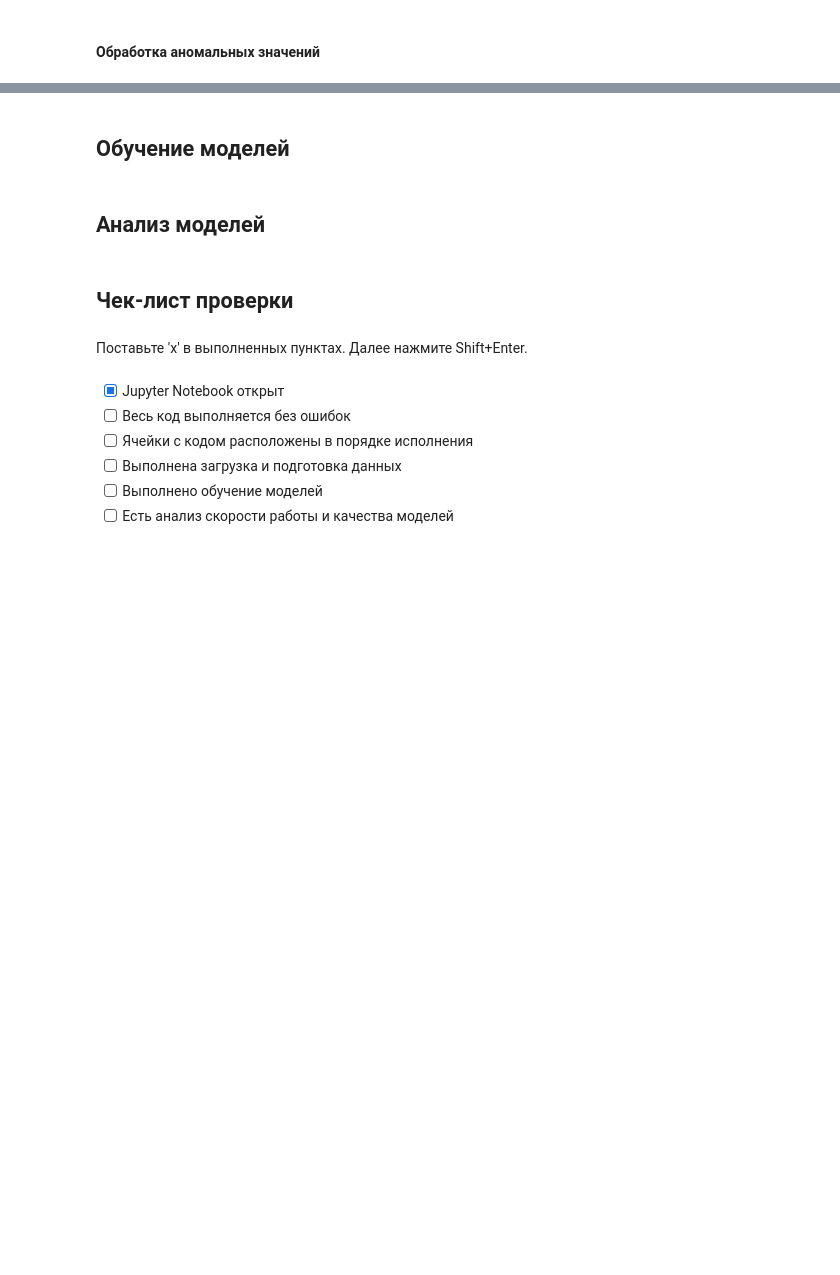
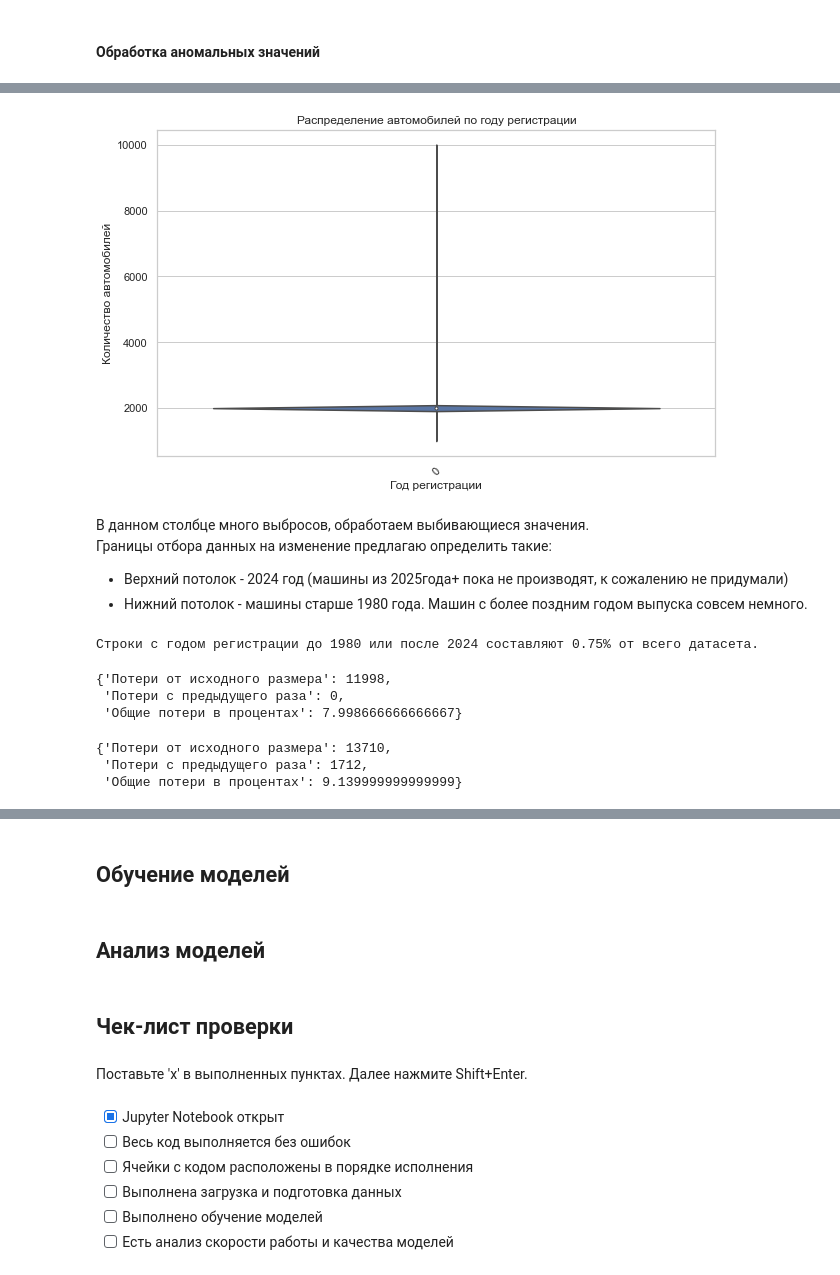
Before and after one commit to EPrutskoy/Car-Service-Yndex-Project, a Jupyter notebook: c71922ff-725e-49ec-bb47-35977b79edc9.ipynb, the cells around one changed output, grey strips where cells are left out. Cells and saved outputs as stored; diff of their text form; code cells hidden in the pictures; blank space fills up the shorter version.

```diff
--- a/c71922ff-725e-49ec-bb47-35977b79edc9.ipynb
+++ b/c71922ff-725e-49ec-bb47-35977b79edc9.ipynb
@@ -214,2 +209,5 @@ sample_data = get_stratified_sample(data, 'Brand', 100000)
+# %%
+# Для использования функции, укажите DataFrame, колонку для стратификации и желаемый размер выборки:
+data = get_stratified_sample(data, 'Brand', 150000)
 # %%
 dataframe_summary(data, 'Автомобили (data)')
@@ -286,0 +425,31 @@ data.describe()
+# %%
+# Установка стиля для графиков
+sns.set(style="whitegrid")
+
+# Создание графика распределения значений по годам
+plt.figure(figsize=(10, 6))  # Установка размера фигуры
+sns.violinplot(data['registration_year'])
+
+plt.title('Распределение автомобилей по году регистрации')  # Заголовок графика
+plt.xlabel('Год регистрации')  # Подпись оси X
+plt.ylabel('Количество автомобилей')  # Подпись оси Y
+plt.xticks(rotation=45)  # Поворот меток на оси X для лучшего отображения
+
+plt.show()
+# %% [output]
+[figure, added]
+# %% [markdown]
+В данном столбце много выбросов, обработаем выбивающиеся значения. \
+Границы отбора данных на изменение предлагаю определить такие:
+ * Верхний потолок - 2024 год (машины из 2025года+ пока не производят, к сожалению не придумали)
+ * Нижний потолок - машины старше 1980 года. Машин с более поздним годом выпуска совсем немного.
+# %%
+print(f"Строки с годом регистрации до 1980 или после 2024 составляют {(len(data[(data['registration_year'] < 1980) |  (data['registration_year'] > 2024)]) / len(data)) * 100:.2f}% от всего датасета.")
+# %% [output]
+Строки с годом регистрации до 1980 или после 2024 составляют 0.75% от всего датасета.
+# %%
+tracker.track(data)
+# %% [output]
+{'Потери от исходного размера': 11998,
+ 'Потери с предыдущего раза': 0,
+ 'Общие потери в процентах': 7.998666666666667}
@@ -286,0 +458,6 @@ data.describe()
+# %%
+tracker.track(data)
+# %% [output]
+{'Потери от исходного размера': 13710,
+ 'Потери с предыдущего раза': 1712,
+ 'Общие потери в процентах': 9.139999999999999}
```
Also changed, not shown: parts of 26 cells of this notebook.
